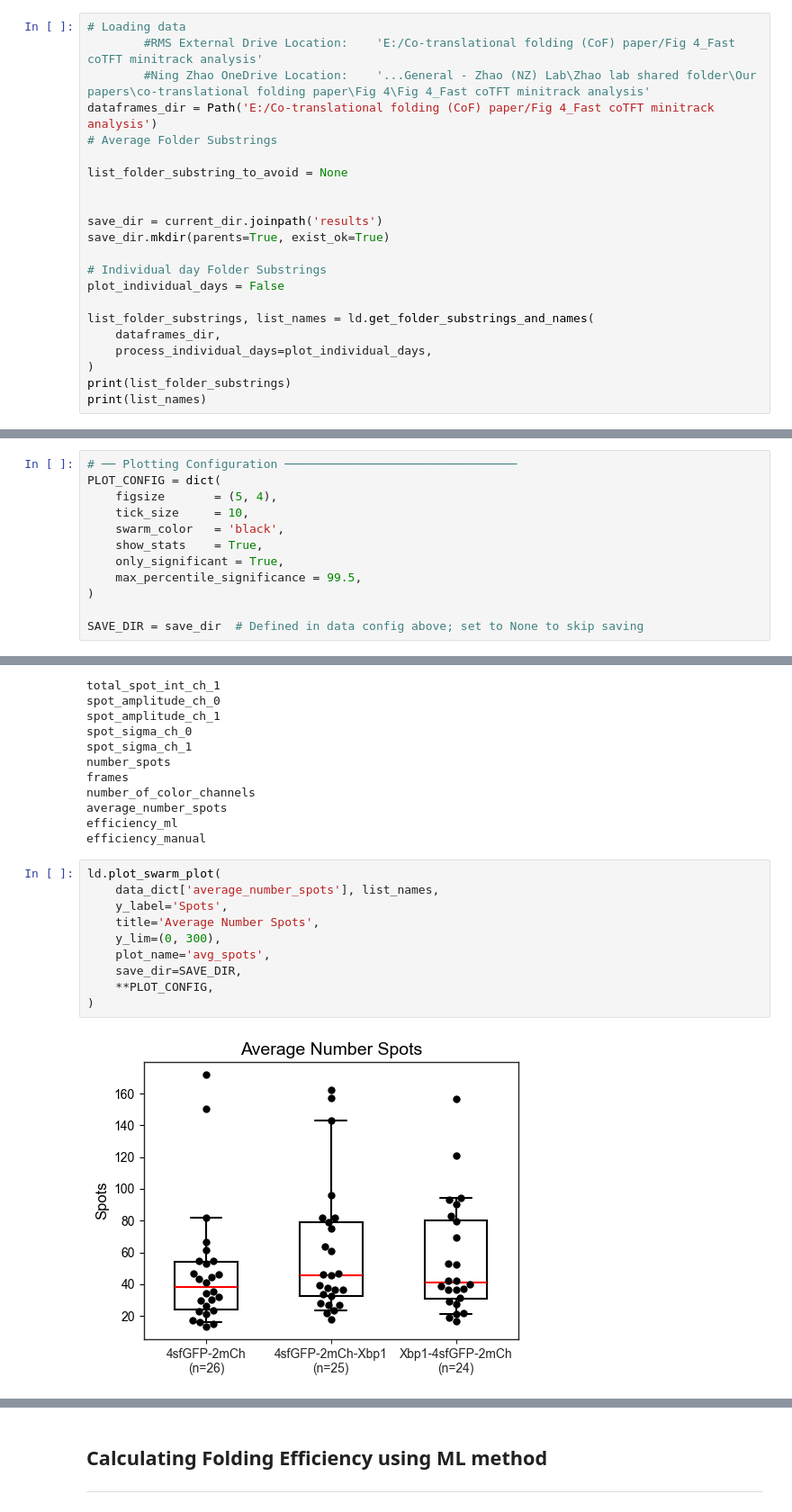
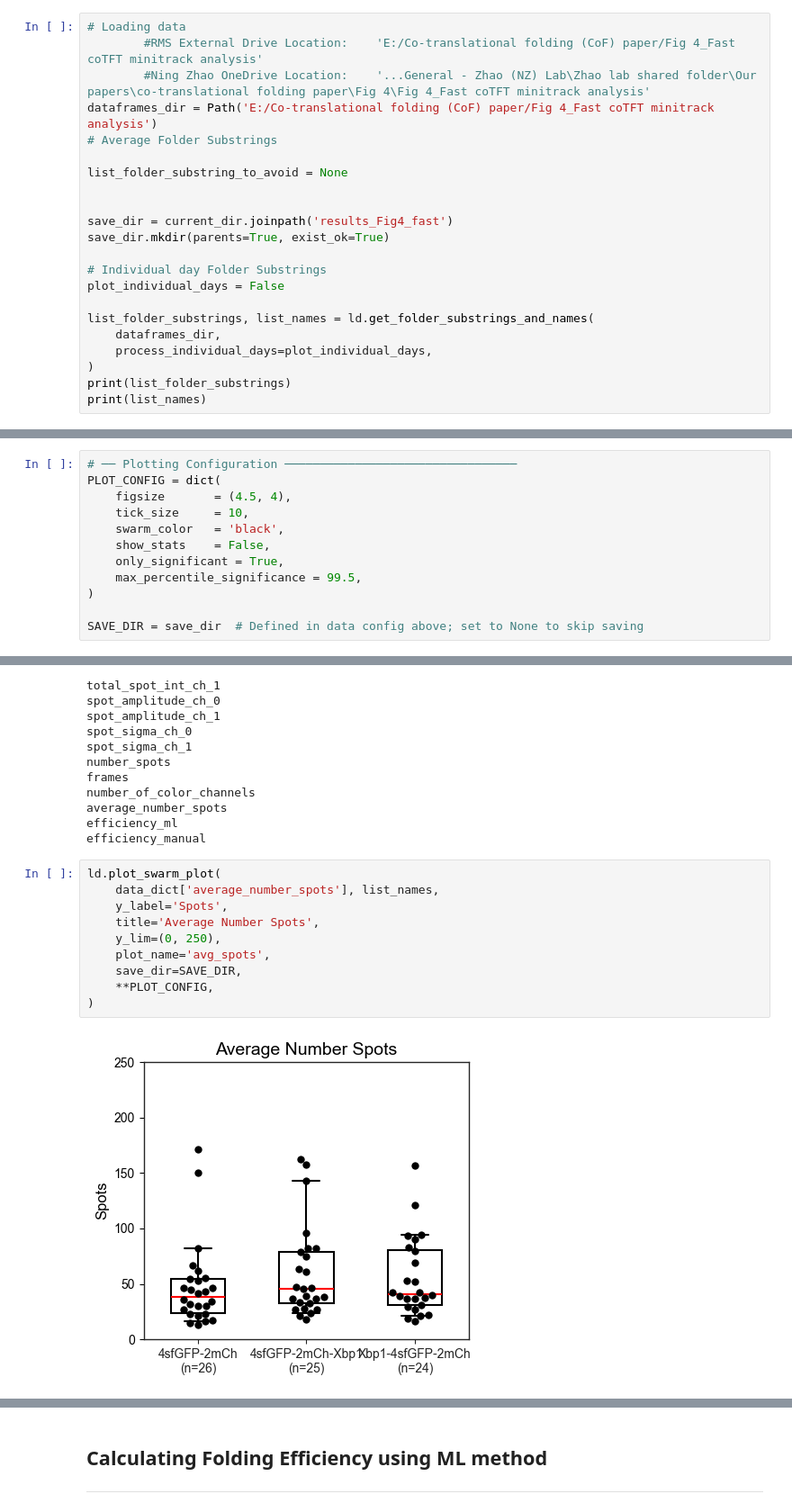
Before and after one commit to ningzhaoAnschutz/cof_paper, a Jupyter notebook: notebooks/CoF_project/Fig 4_GFPFast_CoF Analysis Notebook.ipynb, the cells around one changed output, grey strips where cells are left out. Shown at 90% size. Drawn from its saved outputs; the diff is of its cells as text.

```diff
--- a/notebooks/CoF_project/Fig 4_GFPFast_CoF Analysis Notebook.ipynb
+++ b/notebooks/CoF_project/Fig 4_GFPFast_CoF Analysis Notebook.ipynb
@@ -30,7 +30,7 @@ dataframes_dir = Path('E:/Co-translational folding (CoF) paper/Fig 4_Fast coTFT
 list_folder_substring_to_avoid = None
 
 
-save_dir = current_dir.joinpath('results')
+save_dir = current_dir.joinpath('results_Fig4_fast')
 save_dir.mkdir(parents=True, exist_ok=True)
 
 # Individual day Folder Substrings
@@ -80,10 +80,10 @@ ___
 # %%
 # ── Plotting Configuration ─────────────────────────────────
 PLOT_CONFIG = dict(
-    figsize       = (5, 4),
+    figsize       = (4.5, 4),
     tick_size     = 10,
     swarm_color   = 'black',
-    show_stats    = True,
+    show_stats    = False,
     only_significant = True,
     max_percentile_significance = 99.5,
 )
@@ -118,15 +118,15 @@ efficiency_manual
 # %%
 ld.plot_swarm_plot(
     data_dict['average_number_spots'], list_names,
     y_label='Spots',
     title='Average Number Spots',
-    y_lim=(0, 300),
+    y_lim=(0, 250),
     plot_name='avg_spots',
     save_dir=SAVE_DIR,
     **PLOT_CONFIG,
 )
 # %% [output]
-[figure, old version]
+[figure, new version]
 <Axes: title={'center': 'Average Number Spots'}, ylabel='Spots'>
 # %%
 ld.plot_swarm_plot(
```
Also changed, not shown: parts of 10 cells of this notebook, 5 other files.
